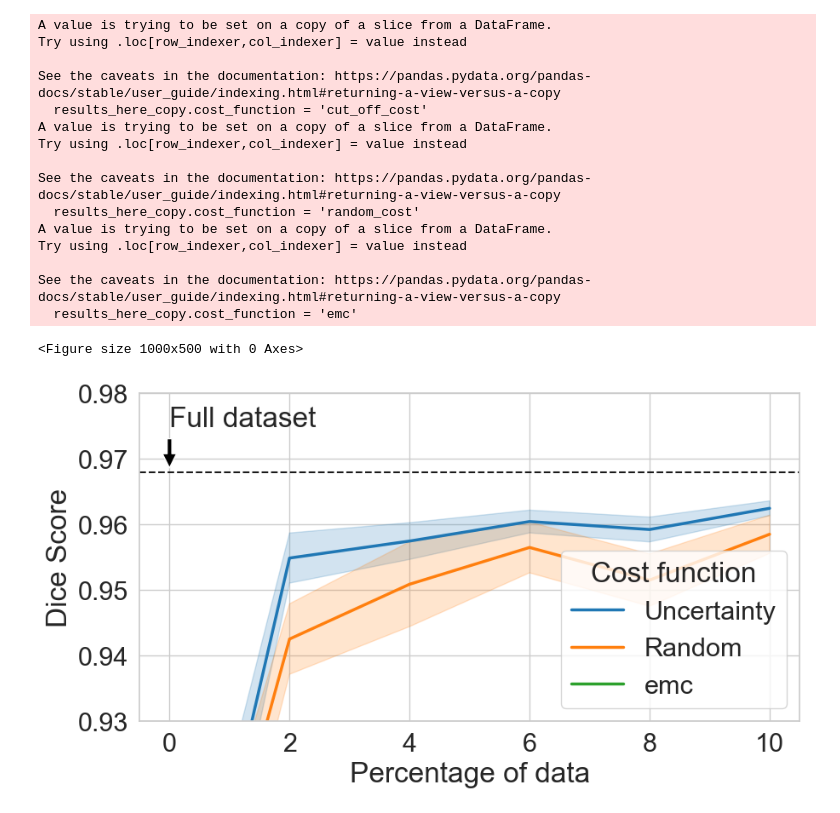
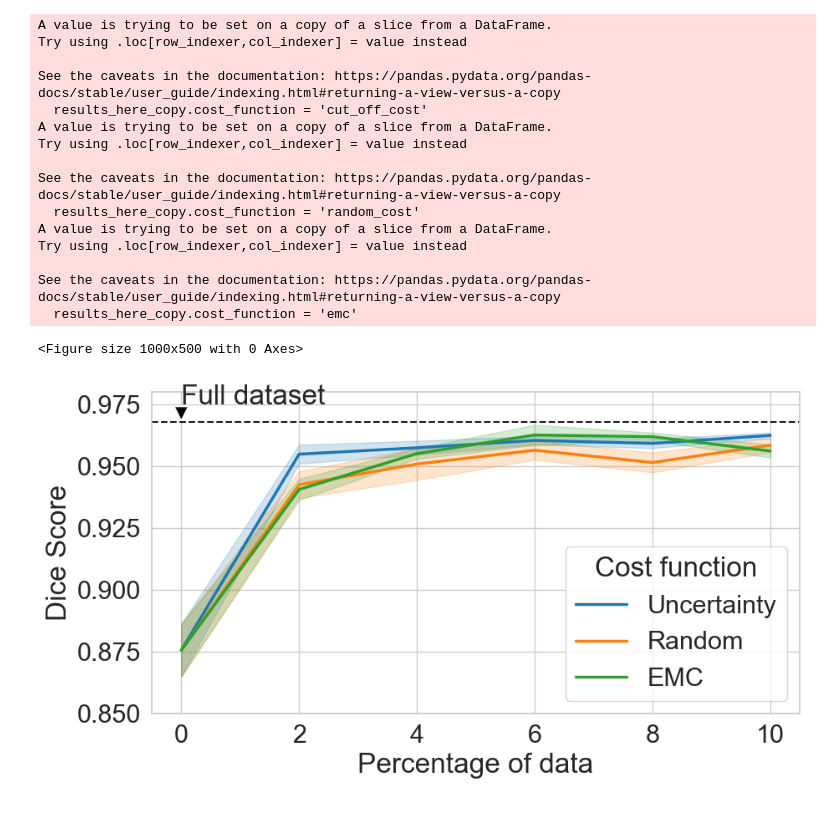
Before and after one commit to laura-rieger/segmenter, a Jupyter notebook: notebooks/Results.ipynb, the cells around one changed output. Saved outputs shown, nothing was run; the diff lists cells and outputs as text; code cells hidden in the pictures.

```diff
--- a/notebooks/Results.ipynb
+++ b/notebooks/Results.ipynb
@@ -36,8 +39,7 @@ results = pd.concat(results_list, axis=1).T.infer_objects()
 
 
 results.reset_index(inplace=True)
-results = results[results.add_ratio <=.1]
-results[['foldername',  'cost_function', 'add_ratio',  'test_dice_score',
+results[['foldername',  'cost_function', 'add_ratio',  'test_dice_score_all',
          'experiment_name']].groupby([ 'experiment_name', 'cost_function','add_ratio',
-         'foldername' ]).mean()
+         'foldername' ]).sem()
 # %% [output]
@@ -62,2 +64,0 @@ results[['foldername',  'cost_function', 'add_ratio',  'test_dice_score',
-# %%
-results = results[results.cost_function != 'emc']
@@ -118,15 +104,16 @@ plt.savefig(oj(fig_path, 'results_dice.pdf'), dpi=300, bbox_inches='tight')
 # %%
 import seaborn as sns
 #lineplot
-results_here = results[results.experiment_name == 'FActiveLearning']
+results_here = results[results.experiment_name == 'ActiveLearning']
+# results_here = results_here[results_here.add_ratio < .1]
 
-results_here_copy = results[results.experiment_name == 'BNoActiveLearning']
+results_here_copy = results[results.experiment_name == 'NoActiveLearning']
 results_here_copy.cost_function = 'cut_off_cost'
 results_here = pd.concat([results_here, results_here_copy])
-results_here_copy = results[results.experiment_name == 'BNoActiveLearning']
+results_here_copy = results[results.experiment_name == 'NoActiveLearning']
 results_here_copy.cost_function = 'random_cost'
 results_here = pd.concat([results_here, results_here_copy])
-results_here_copy = results[results.experiment_name == 'BNoActiveLearning']
+results_here_copy = results[results.experiment_name == 'NoActiveLearning']
 results_here_copy.cost_function = 'emc'
 results_here = pd.concat([results_here, results_here_copy])
 
@@ -136,6 +123,8 @@ plt.figure(figsize=(10,5))
 #rename
 results_here.cost_function = results_here.cost_function.replace('cut_off_cost', 'Uncertainty')
 results_here.cost_function = results_here.cost_function.replace('random_cost', 'Random')
+
+results_here.cost_function = results_here.cost_function.replace('emc', 'EMC')
 #make matplotlib
 # results_here = results_here[results_here.add_ratio < .1]
 plt.figure(figsize=(10,5))
@@ -151,32 +140,32 @@ results_here = results_here.rename(columns={'cost_function': 'Cost function'})
 #increase font size for seaborm
 sns.set(font_scale=2)
 sns.set_style("whitegrid")
 # sns.despine(offset=10, trim=True);
 # g_results = sns.lineplot(data=results_here, x="% of Dataset", y="Dice Score", hue="Cost function", errorbar='se', palette="tab10", linewidth=2.5)
 
 g_results = sns.lineplot(data=results_here, x="Percentage of data", y="Dice Score", hue="Cost function", errorbar='se', palette="tab10", linewidth=2.5)
 
-plt.ylim(.93, .98)
+plt.ylim(.85, .98)
 plt.axhline(0.968, color='k', linestyle='--', label ='Full dataset',)
 # an arrow that points to the h line and says "Full dataset"
 plt.annotate('Full dataset', xy=(0, 0.968), xytext=(0, 0.975), arrowprops=dict(facecolor='black', shrink=0.1),)
 # savefig
 plt.savefig(oj(fig_path, 'results_lineplot.pdf'), dpi=300, bbox_inches='tight')
 # %% [output]
 A value is trying to be set on a copy of a slice from a DataFrame.
 Try using .loc[row_indexer,col_indexer] = value instead
 
 See the caveats in the documentation: https://pandas.pydata.org/pandas-docs/stable/user_guide/indexing.html#returning-a-view-versus-a-copy
   results_here_copy.cost_function = 'cut_off_cost'
 A value is trying to be set on a copy of a slice from a DataFrame.
 Try using .loc[row_indexer,col_indexer] = value instead
 
 See the caveats in the documentation: https://pandas.pydata.org/pandas-docs/stable/user_guide/indexing.html#returning-a-view-versus-a-copy
   results_here_copy.cost_function = 'random_cost'
 A value is trying to be set on a copy of a slice from a DataFrame.
 Try using .loc[row_indexer,col_indexer] = value instead
 
 See the caveats in the documentation: https://pandas.pydata.org/pandas-docs/stable/user_guide/indexing.html#returning-a-view-versus-a-copy
   results_here_copy.cost_function = 'emc'
 <Figure size 1000x500 with 0 Axes>
-[figure, old version]
+[figure, new version]
```
Also changed, not shown: parts of 6 cells of this notebook, 3 other files.
